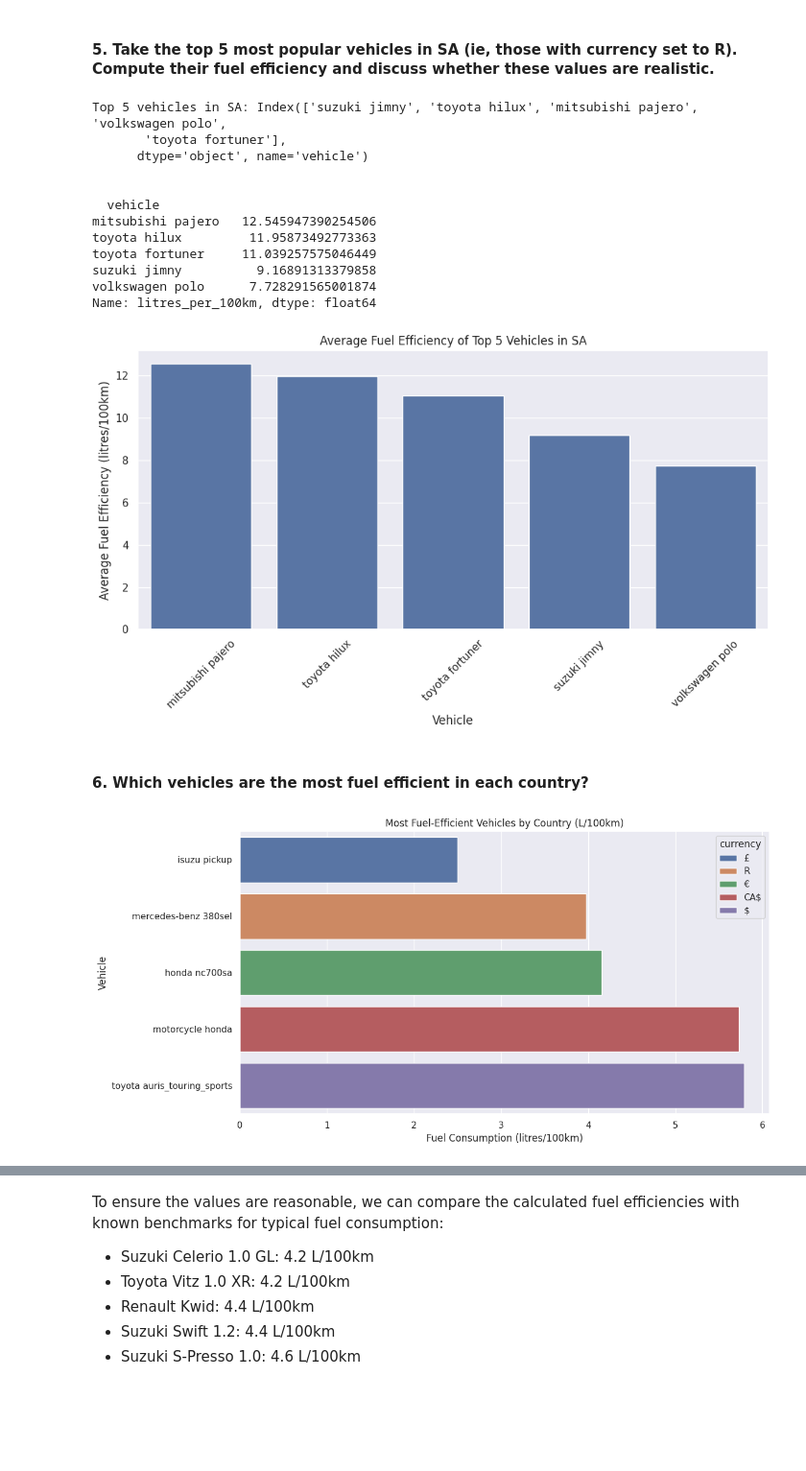
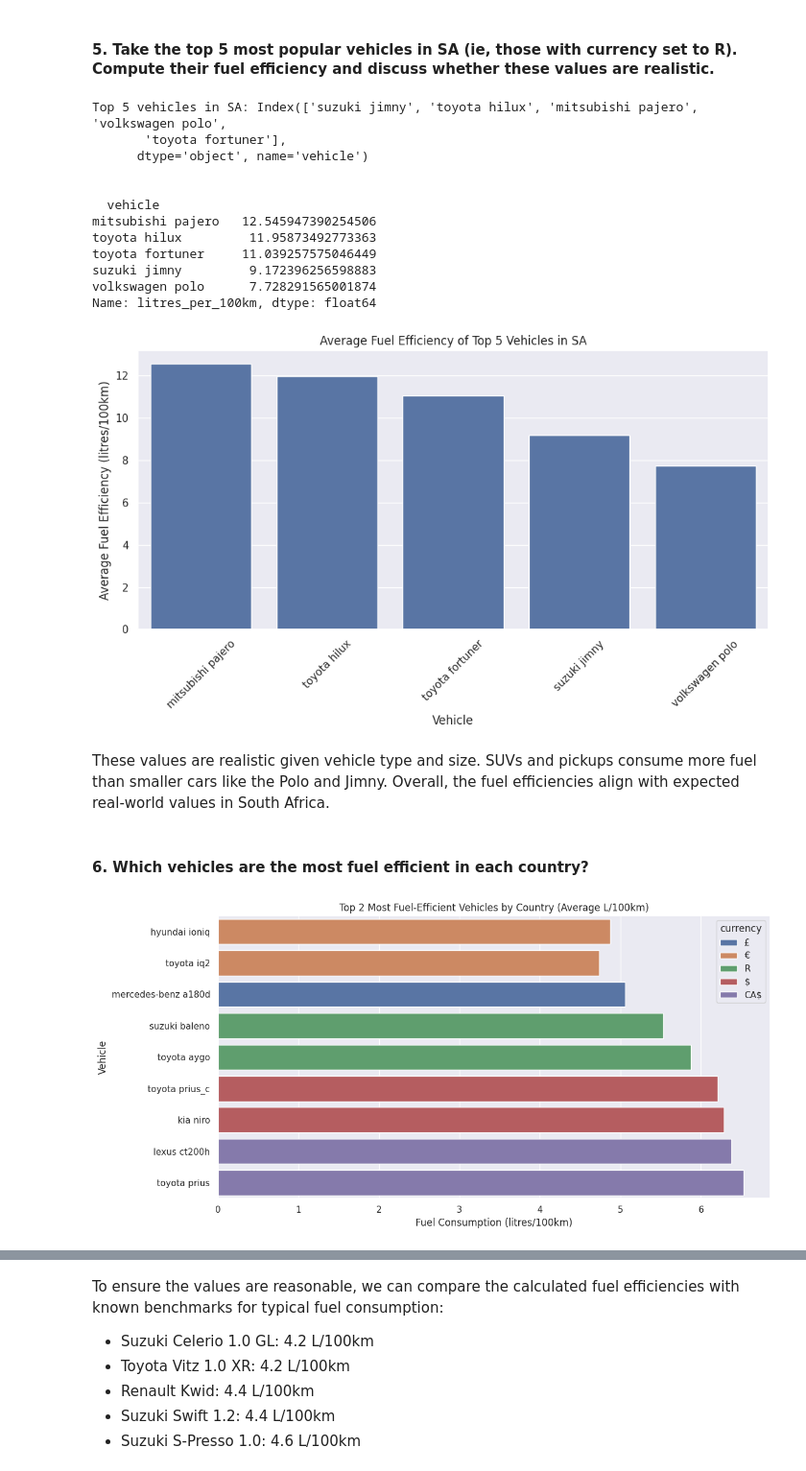
Before and after one commit to tarunaidoo/IDVE_Assignment1, a Jupyter notebook: Assignment 1.ipynb, the cells around one changed output, grey strips where cells are left out. Shown at 96% size. Drawn from its saved outputs; the diff is of its cells as text; code cells hidden in the pictures; blank space fills up the shorter version.

Commit message:
Newst code. Generated figures for each plot to add to the latex. Added the relevant details in markdown cells.

```diff
--- a/Assignment 1.ipynb
+++ b/Assignment 1.ipynb
@@ -696,10 +751,10 @@ import matplotlib.pyplot as plt
 import seaborn as sns
 
 # Filter out rows flagged as missed fill-ups
-valid_fillups = cleaned_top5_df[~cleaned_top5_df['missed_fillup']]
+cleaned_top5_df = cleaned_top5_df[~cleaned_top5_df['missed_fillup']]
 
 # Group by currency and calculate mean km per tank
-avg_distance_per_currency = valid_fillups.groupby('currency')['km_driven'].mean().sort_values()
+avg_distance_per_currency = cleaned_top5_df.groupby('currency')['km_driven'].mean().sort_values()
 
 # Plot
 plt.figure(figsize=(12,6))
@@ -709,6 +764,7 @@ plt.ylabel('Average Distance per Tank (km)')
 plt.title('Average Distance Driven per Tank by Country (Excluding Missed Fill-ups)')
 plt.xticks(rotation=45)
 plt.tight_layout()
+plt.savefig('avg_distance_per_tank_4.2.3.jpeg', dpi=300)  # Lower resolution but still clear
 plt.show()
 
 # Identify country with largest average distance
@@ -750,10 +827,6 @@ sa_df = cleaned_top5_df[cleaned_top5_df['currency'] == 'R']
 sa_df['vehicle'] = sa_df['car_make'] + ' ' + sa_df['car_model']
 top5_vehicles = sa_df['vehicle'].value_counts().head(5).index
 print("Top 5 vehicles in SA:", top5_vehicles)
-
-
-# # Calculate km per litre
-sa_df['km_per_litre'] = sa_df['km_driven'] / sa_df['litres_filled']
 
 # Filter only top 5 vehicles
 top5_sa_df = sa_df[sa_df['vehicle'].isin(top5_vehicles)]
@@ -780,39 +853,50 @@ Top 5 vehicles in SA: Index(['suzuki jimny', 'toyota hilux', 'mitsubishi pajero'
 mitsubishi pajero   12.545947390254506
 toyota hilux         11.95873492773363
 toyota fortuner     11.039257575046449
-suzuki jimny          9.16891313379858
+suzuki jimny         9.172396256598883
 volkswagen polo      7.728291565001874
 Name: litres_per_100km, dtype: float64
 [figure]
+# %% [markdown]
+These values are realistic given vehicle type and size. SUVs and pickups consume more fuel than smaller cars like the Polo and Jimny. Overall, the fuel efficiencies align with expected real-world values in South Africa.
 # %% [markdown]
 #### 6. Which vehicles are the most fuel efficient in each country?
 # %%
-# Identify most fuel-efficient vehicles per country using litres per 100 km
-vehicle_efficiency = cleaned_top5_df.groupby(
-    ['car_make', 'car_model', 'currency']
-)['litres_per_100km'].mean().reset_index()
+# Identify average fuel efficiency (litres per 100 km) per vehicle and country
+vehicle_efficiency = (
+    cleaned_top5_df
+    .groupby(['car_make', 'car_model', 'currency'])['litres_per_100km']
+    .mean()
+    .reset_index(name='avg_litres_per_100km')
+)
 
-# Pick the vehicle with lowest litres per 100km per country
-most_efficient_vehicles = vehicle_efficiency.loc[
-    vehicle_efficiency.groupby('currency')['litres_per_100km'].idxmin()
-]
+# Select top 2 most fuel-efficient vehicles per country
+most_efficient_vehicles = (
+    vehicle_efficiency
+    .sort_values('avg_litres_per_100km')
+    .groupby('currency')
+    .head(2)
+)
 
 # Combine make and model for readability
-most_efficient_vehicles['vehicle'] = most_efficient_vehicles['car_make'] + ' ' + most_efficient_vehicles['car_model']
+most_efficient_vehicles['vehicle'] = (
+    most_efficient_vehicles['car_make'] + ' ' + most_efficient_vehicles['car_model']
+)
 
 # Plot
 plt.figure(figsize=(12,6))
 sns.barplot(
-    x='litres_per_100km',
+    x='avg_litres_per_100km',
     y='vehicle',
-    data=most_efficient_vehicles.sort_values('litres_per_100km'),
+    data=most_efficient_vehicles.sort_values('avg_litres_per_100km'),
     hue='currency',
     dodge=False
 )
-plt.title('Most Fuel-Efficient Vehicles by Country (L/100km)')
+plt.title('Top 2 Most Fuel-Efficient Vehicles by Country (Average L/100km)')
 plt.xlabel('Fuel Consumption (litres/100km)')
 plt.ylabel('Vehicle')
 plt.tight_layout()
+plt.savefig('most_efficient_vehicles.jpeg', dpi=200)  # dpi=200 for decent resolution
 plt.show()
 # %% [output]
-[figure, old version]
+[figure, new version]
```
Also changed, not shown: parts of 38 cells of this notebook, 19 other files.
